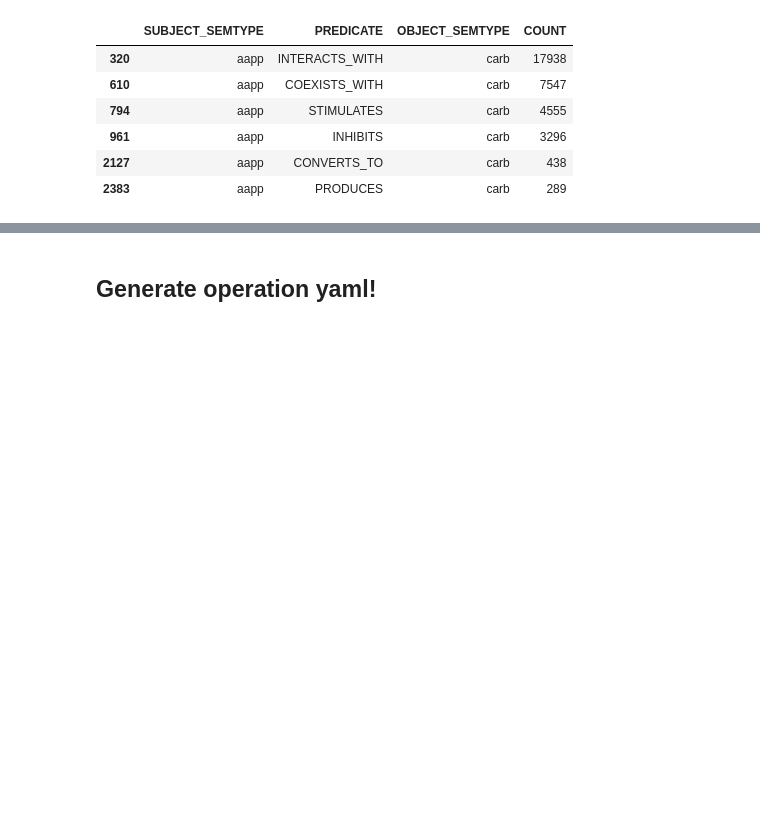
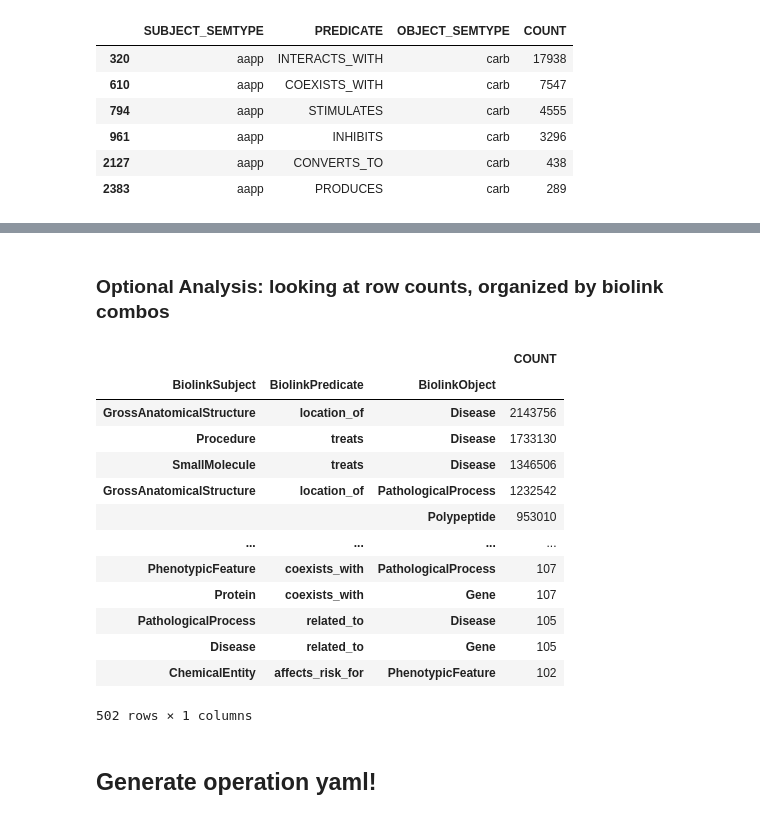
Before and after one commit to NCATS-Tangerine/translator-api-registry, a Jupyter notebook: semmeddb/AutoGen_SEMMEDDB.ipynb, the cells around one changed output, grey strips where cells are left out. Cells and saved outputs as stored; diff of their text form; code cells hidden in the pictures; blank space fills up the shorter version.

```diff
--- a/semmeddb/AutoGen_SEMMEDDB.ipynb
+++ b/semmeddb/AutoGen_SEMMEDDB.ipynb
@@ -972,3 +974,37 @@ filtered_combos[filtered_combos['BiolinkObject'].isna()]
+# %% [markdown]
+### Optional Analysis: looking at row counts, organized by biolink combos
+# %%
+### deep-copy combos so it's not messed up for the next step
+biolink_counting = filtered_combos.copy()
+biolink_counting = biolink_counting.groupby(
+                       ['BiolinkSubject', 'BiolinkPredicate', 'BiolinkObject']
+                   ).agg(
+                       { "COUNT": "sum"}
+)
+## other stuff that can go into agg
+#                          "OriginalSubject": lambda x: set(x),
+#                          "OriginalPredicate": lambda x: set(x),
+#                          "OriginalObject": lambda x: set(x)
+
+
+biolink_counting.sort_values(by='COUNT', ascending=False, inplace = True)
+
+biolink_counting
+# %% [output]
+|  |  |  | COUNT |
+| BiolinkSubject | BiolinkPredicate | BiolinkObject |  |
+| GrossAnatomicalStructure | location_of | Disease | 2143756 |
+| Procedure | treats | Disease | 1733130 |
+| SmallMolecule | treats | Disease | 1346506 |
+| GrossAnatomicalStructure | location_of | PathologicalProcess | 1232542 |
+|  |  | Polypeptide | 953010 |
+| ... | ... | ... | ... |
+| PhenotypicFeature | coexists_with | PathologicalProcess | 107 |
+| Protein | coexists_with | Gene | 107 |
+| PathologicalProcess | related_to | Disease | 105 |
+| Disease | related_to | Gene | 105 |
+| ChemicalEntity | affects_risk_for | PhenotypicFeature | 102 |
+502 rows × 1 columns
 # %% [markdown]
 ## Generate operation yaml!
 # %% [markdown]
```
Also changed, not shown: parts of 7 cells of this notebook, 1 other file.
